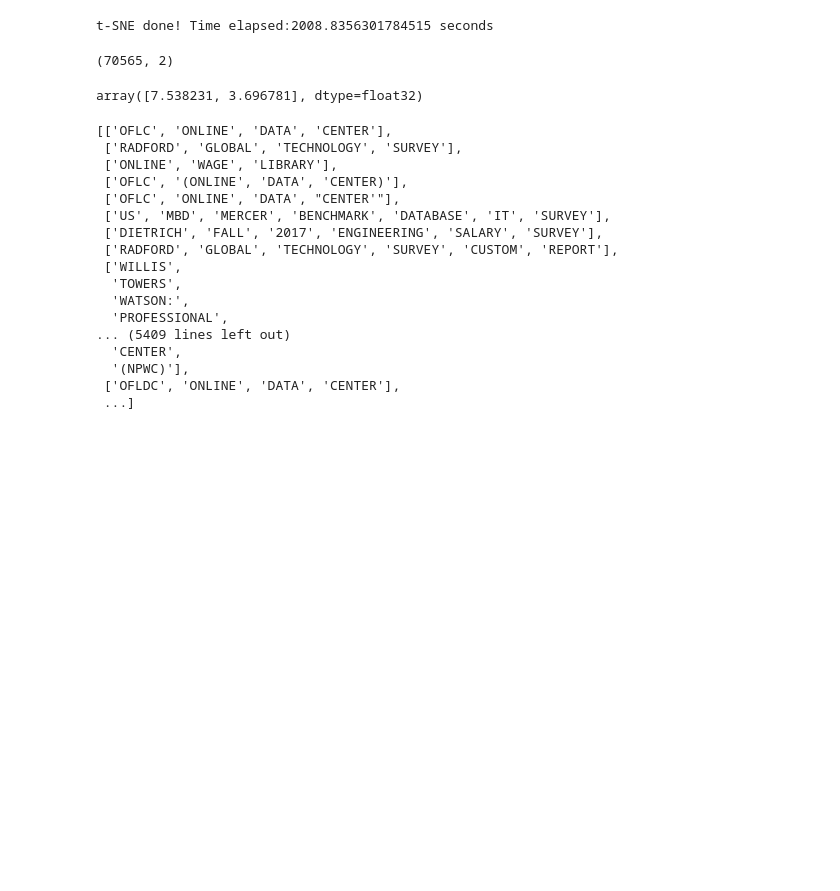
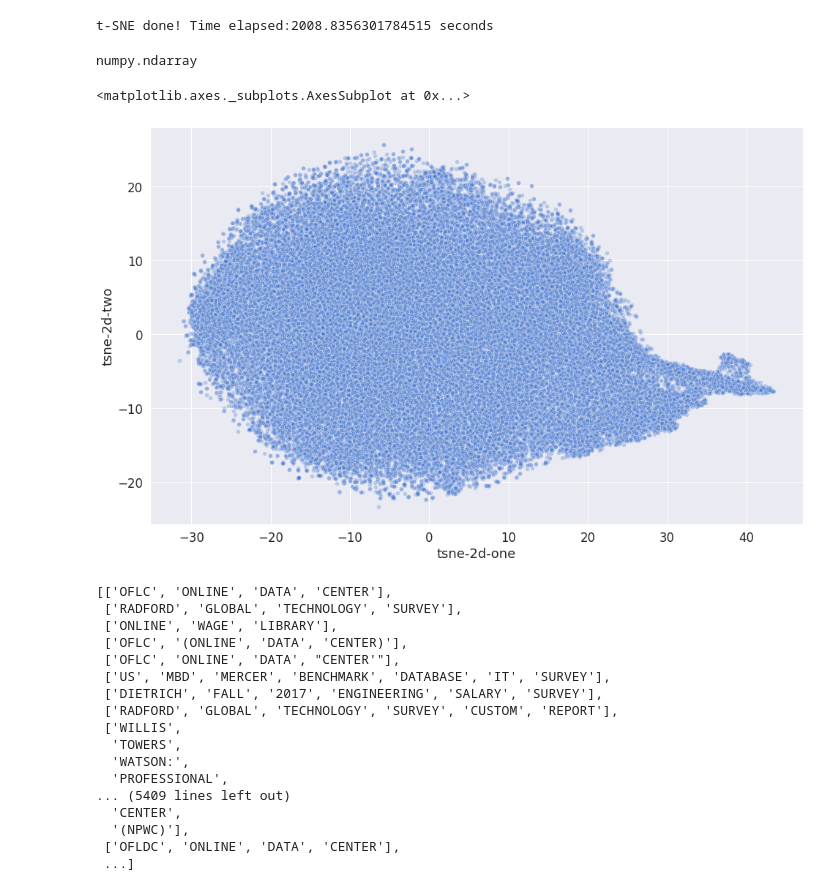
Before and after one commit to wdon021/From_Colab, a Jupyter notebook: Embedding.ipynb, the cells around one changed output. Cells and saved outputs as stored; diff of their text form; code cells hidden in the pictures; blank space fills up the shorter version.

```diff
--- a/Embedding.ipynb
+++ b/Embedding.ipynb
@@ -144,3 +158,5 @@ emb_data2.shape
+# %%
+df_subset = emb_data2.copy()
 # %%
 import time
 import pandas as pd
@@ -157,20 +173,30 @@ RS = 123
 # %%
 from sklearn.manifold import TSNE
 time_start = time.time()
-
-fashion_tsne = TSNE(random_state=RS).fit_transform(emb_data2)
+tsne = TSNE(n_components=2, verbose=0, perplexity=40, n_iter=300, metric='euclidean', random_state=RS)
+fashion_tsne = tsne.fit_transform(emb_data2)
 
 print('t-SNE done! Time elapsed:{} seconds'.format(time.time()-time_start))
 # %% [output]
 t-SNE done! Time elapsed:2008.8356301784515 seconds
-# %%
-fashion_tsne.shape
-# %% [output]
-(70565, 2)
-# %%
-fashion_tsne[1]
-# %% [output]
-array([7.538231, 3.696781], dtype=float32)
+# %%
+type(fashion_tsne)
+# %% [output]
+numpy.ndarray
+# %%
+df_subset['tsne-2d-one'] = fashion_tsne[:,0]
+df_subset['tsne-2d-two'] = fashion_tsne[:,1]
+# %%
+plt.figure(figsize=(16, 10))
+sns.scatterplot(
+    x='tsne-2d-one', y='tsne-2d-two', #hue="y"
+    palette = sns.color_palette('hls', 10),
+    data=df_subset,
+    alpha=0.3
+)
+# %% [output]
+<matplotlib.axes._subplots.AxesSubplot at 0x...>
+[figure, added]
 # %%
 unique_row= list(source1.index.values)
 # %%
```
Also changed, not shown: parts of 3 cells of this notebook.
